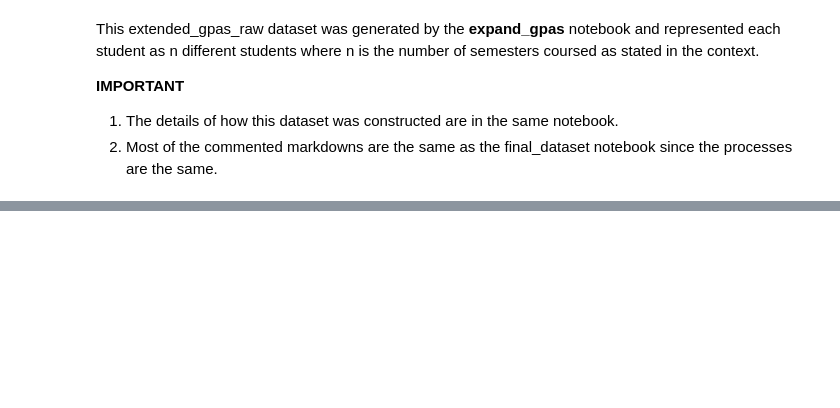
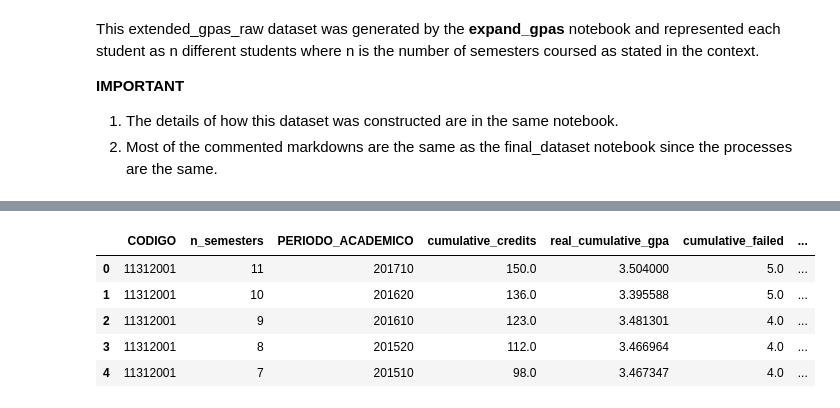
Before and after one commit to DS4A-COL21-G56/DS4A_G56, a Jupyter notebook: notebooks/data_processing/extended_dataset.ipynb, the cells around one changed output, grey strips where cells are left out. Saved outputs shown, nothing was run; the diff lists cells and outputs as text; code cells hidden in the pictures; blank space fills up the shorter version.

```diff
--- a/notebooks/data_processing/extended_dataset.ipynb
+++ b/notebooks/data_processing/extended_dataset.ipynb
@@ -228,0 +230,29 @@ gpas['GPA'] = np.array(gpas_raw['sum_gpa'])/np.array(num_creds['sum_credits'])
+# %%
+left_table = num_credits_df[["CODIGO", 'PERIODO_ACADEMICO', 'cumulative_credits', 'real_cumulative_gpa']]
+
+gpas_merge_1 = pd.merge(gpas_n_semester_lite, left_table,\
+                how="left", left_on = ["CODIGO", 'currrent_semester'], right_on = ["CODIGO", 'PERIODO_ACADEMICO'])
+
+gpas_merge_1 = gpas_merge_1.drop('currrent_semester', axis = 1)
+# %%
+left_table_2 = failed_subjects_df[["CODIGO", 'PERIODO_ACADEMICO', 'cumulative_failed']]
+left_table_2 = change_type(left_table, list(left_table.columns), 'int64')
+
+gpas_merge_2 = pd.merge(gpas_merge_1, left_table_2,\
+                how="left", left_on = ["CODIGO", 'PERIODO_ACADEMICO'], right_on = ["CODIGO", 'PERIODO_ACADEMICO'])
+# %%
+left_table_3 = num_credits_df.copy()
+left_table_3 = left_table_3[['CODIGO', 'PERIODO_ACADEMICO', 'real_GPA']]
+left_table_3.columns = ['CODIGO', 'PERIODO_ACADEMICO', 'gpa_last_semester']
+
+gpas_merge_3 = pd.merge(gpas_merge_2, left_table_3,\
+                how="left", left_on = ['CODIGO', 'PERIODO_ACADEMICO'], right_on = ["CODIGO", 'PERIODO_ACADEMICO'])
+# %%
+gpas_merge_3.head(5)
+# %% [output]
+|  | CODIGO | n_semesters | PERIODO_ACADEMICO | cumulative_credits | real_cumulative_gpa | cumulative_failed | ... |
+| 0 | 11312001 | 11 | 201710 | 150.0 | 3.504000 | 5.0 | ... |
+| 1 | 11312001 | 10 | 201620 | 136.0 | 3.395588 | 5.0 | ... |
+| 2 | 11312001 | 9 | 201610 | 123.0 | 3.481301 | 4.0 | ... |
+| 3 | 11312001 | 8 | 201520 | 112.0 | 3.466964 | 4.0 | ... |
+| 4 | 11312001 | 7 | 201510 | 98.0 | 3.467347 | 4.0 | ... |
```
Also changed, not shown: parts of 33 cells of this notebook, 1 other file.
